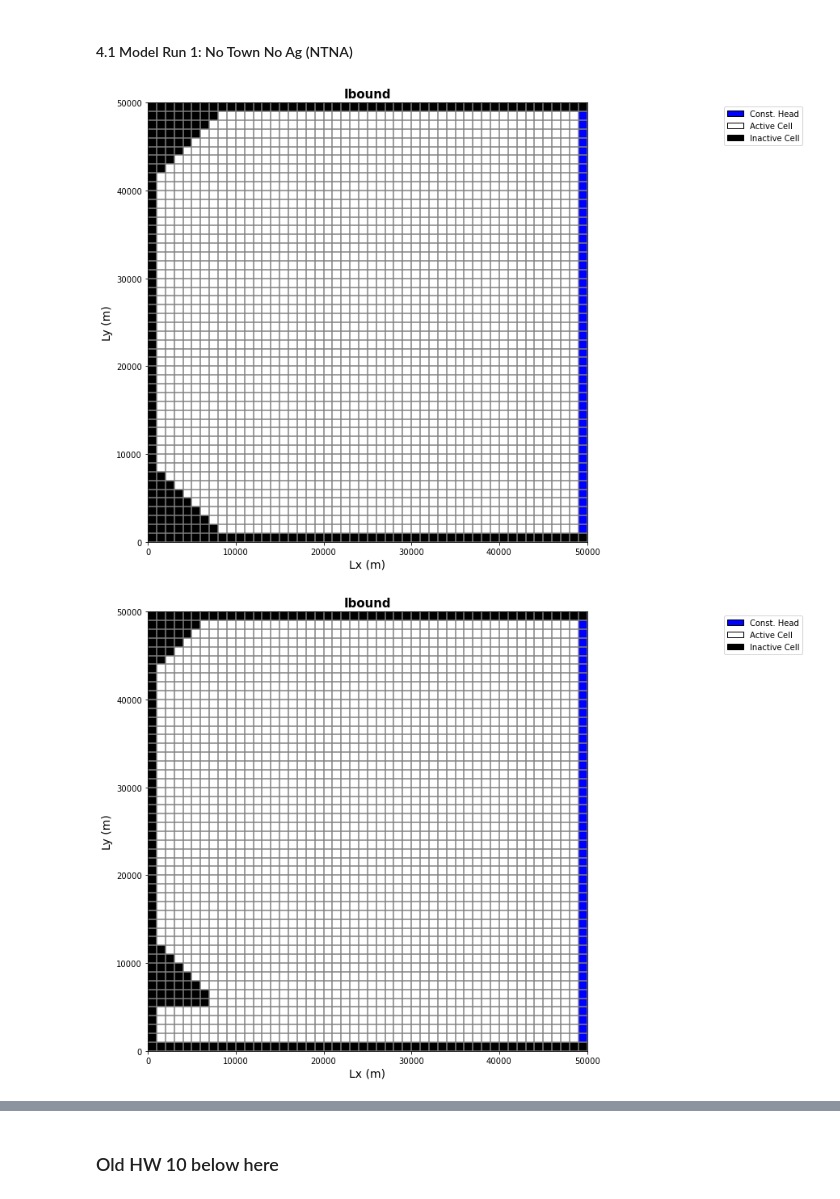
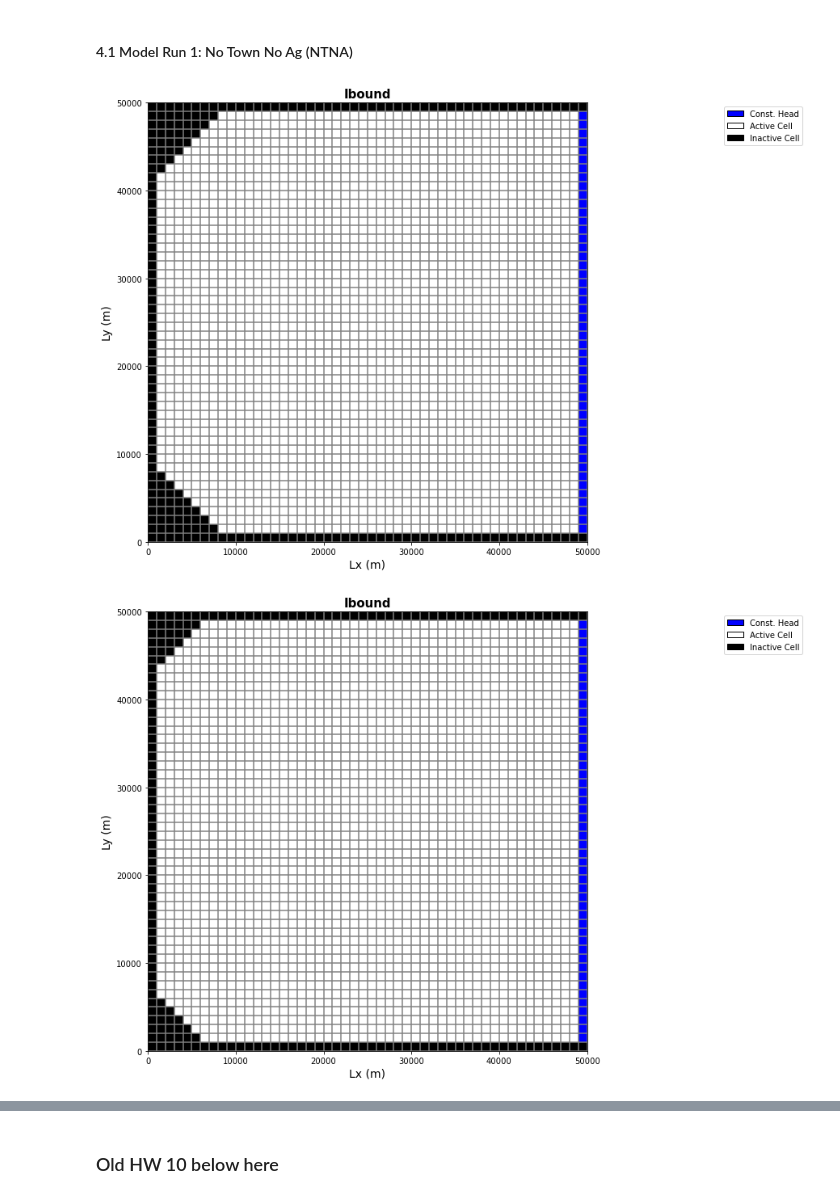
Before and after one commit to GW-modelling-Spring2022/homework-akahler03, a Jupyter notebook: Working/HW12_WatershedModel/HW12_restart_HW10.ipynb, the cells around one changed output, grey strips where cells are left out. Cells and saved outputs as stored; diff of their text form; code cells hidden in the pictures.

Commit message:
good run good bedrock

```diff
--- a/Working/HW12_WatershedModel/HW12_restart_HW10.ipynb
+++ b/Working/HW12_WatershedModel/HW12_restart_HW10.ipynb
@@ -173,16 +173,16 @@ ibound[:,-1,:] = 0      #bottom boundary of no flow
 #for i in range(0,8):
 #    ibound[1, i, 0:8-i] = 0
 
-for i in range(0,9):
+for i in range(0,9):                     #top layer bedrock
     if i <= 5:
-        ibound[0, i, 0:5-1] = 0
+        ibound[0, i, 0:5-i] = 0
         ibound[0, -1-i, 0:5-i] = 0
-    elif 6 <= i <= 7:
+    elif 6 <= i <= 7:                    #middle layer bedrock
         for j in range(0,7):
             ibound[1, j, 0:7-j] = 0
-            ibound[1, -i-j, 0:7-j] = 0
+            ibound[1, -1-j, 0:7-j] = 0
     else:
-        for k in range(0,9):
+        for k in range(0,9):             #bottom layer bedrock
             ibound[2, k, 0:9-k] = 0
             ibound[2, -1-k, 0:9-k] = 0
 
@@ -265,31 +265,31 @@ lpf = flopy.modflow.ModflowLpf(m1, laytyp=uncnf, hk=Kh,
 
 #Recharge
 rech_zone = np.zeros((nrow,ncol))               #define an array of zeros of dim (nrow,ncol)
 #rech_zone[:,0:16] = recharge                    #recharge only occurs in 15 leftmost columns
 rch = flopy.modflow.mfrch.ModflowRch(model=m1, rech=rech_zone, ipakcb=53)     #create rch object
 
 #Well
 #well_loc = (0,well_row,well_col) #Well loc should be layer, row, column
 #well_1 = [i for i in well_loc] + [pumping]
 #print(well_1)
 #print("Well 1 [layer, row, column, flux]: \n", well_1)
 #wel_spd = {0: [well_1]} #putting the well in the bottom layer
 #wel = flopy.modflow.ModflowWel(model=m1, stress_period_data=wel_spd)
 
 #Output control - OC
 spd = {(0,0):['print head', 'print budget', 'save head', 'save budget']} #create a dictionary for stress period data, where key (0,0) is associated with value ['print...']
 oc = flopy.modflow.ModflowOc(model=m1, stress_period_data=spd, compact=True)
 
 #Numerical solver - pcg
 pcg = flopy.modflow.ModflowPcg(model=m1)
 
 #write the inputs
 m1.write_input()
 
 #Run the model
 success, mfoutput = m1.run_model(pause=False, report=True)
 if not success:
     raise Exception('MODFLOW did not terminate normally.')
 # %% [output]
 [figure]
-[figure, old version]
+[figure, new version]
```
Also changed, not shown: parts of 1 cell of this notebook.
